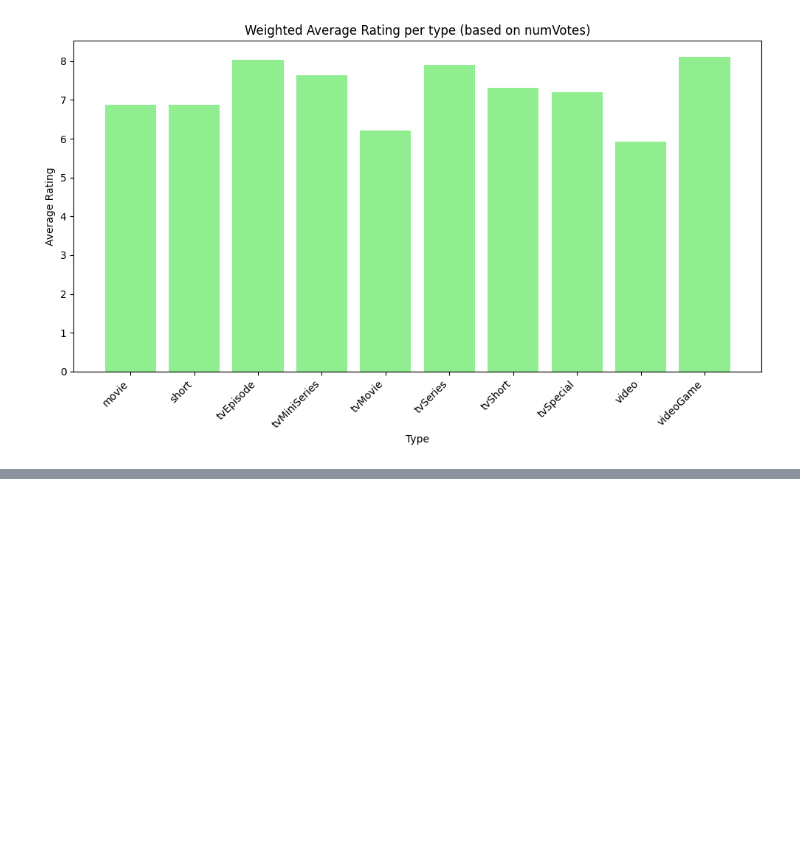
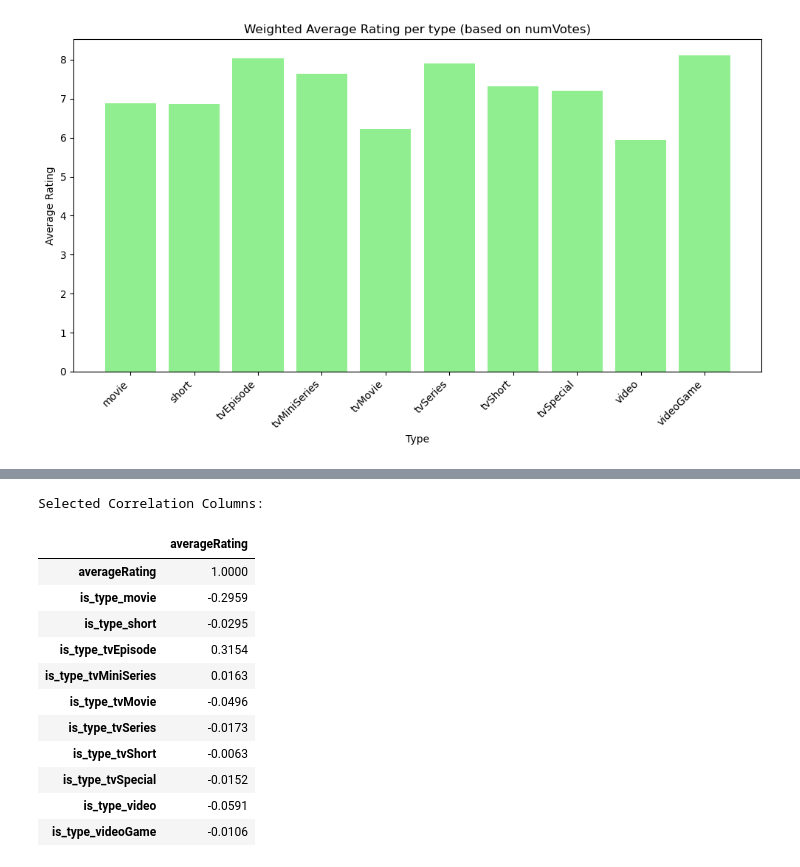
Before and after one commit to AdrianPauer/PRIDAV, a Jupyter notebook: PauerVersion.ipynb, the cells around one changed output, grey strips where cells are left out. Drawn from its saved outputs; the diff is of its cells as text; code cells hidden in the pictures; blank space fills up the shorter version.

```diff
--- a/PauerVersion.ipynb
+++ b/PauerVersion.ipynb
@@ -360,0 +392,23 @@ plt.show()
+# %%
+binary_columns_list = ['is_type_movie', 'is_type_short', 'is_type_tvEpisode', 'is_type_tvMiniSeries', 'is_type_tvMovie', 'is_type_tvSeries', 'is_type_tvShort', 'is_type_tvSpecial', 'is_type_video', 'is_type_videoGame']
+
+correlation_matrix = titles_with_binary[['averageRating'] + binary_columns_list].corr().round(4)
+
+selected_columns = correlation_matrix[['averageRating']]
+
+print("Selected Correlation Columns:")
+display(selected_columns)
+# %% [output]
+Selected Correlation Columns:
+|  | averageRating |
+| averageRating | 1.0000 |
+| is_type_movie | -0.2959 |
+| is_type_short | -0.0295 |
+| is_type_tvEpisode | 0.3154 |
+| is_type_tvMiniSeries | 0.0163 |
+| is_type_tvMovie | -0.0496 |
+| is_type_tvSeries | -0.0173 |
+| is_type_tvShort | -0.0063 |
+| is_type_tvSpecial | -0.0152 |
+| is_type_video | -0.0591 |
+| is_type_videoGame | -0.0106 |
```
Also changed, not shown: parts of 7 cells of this notebook.
